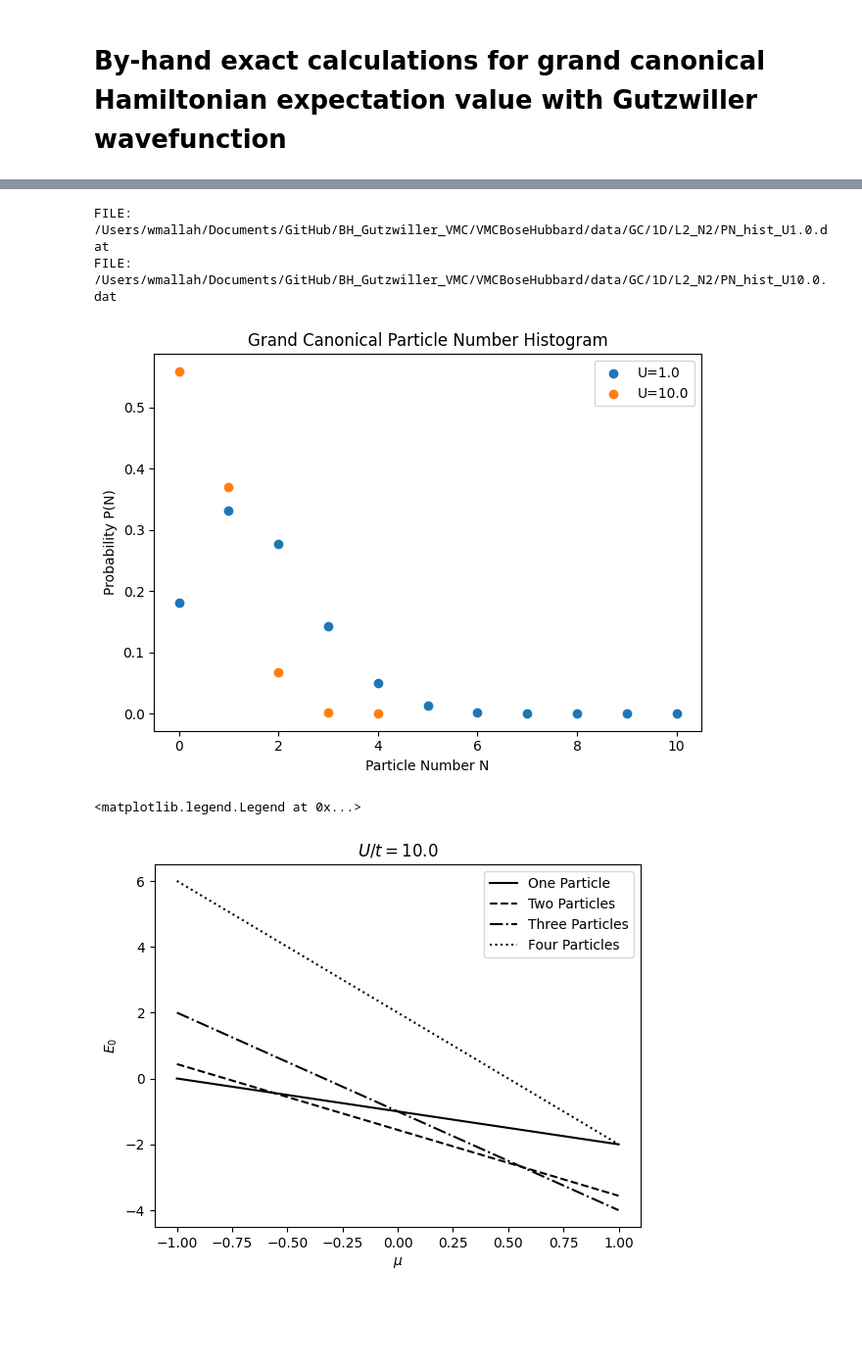
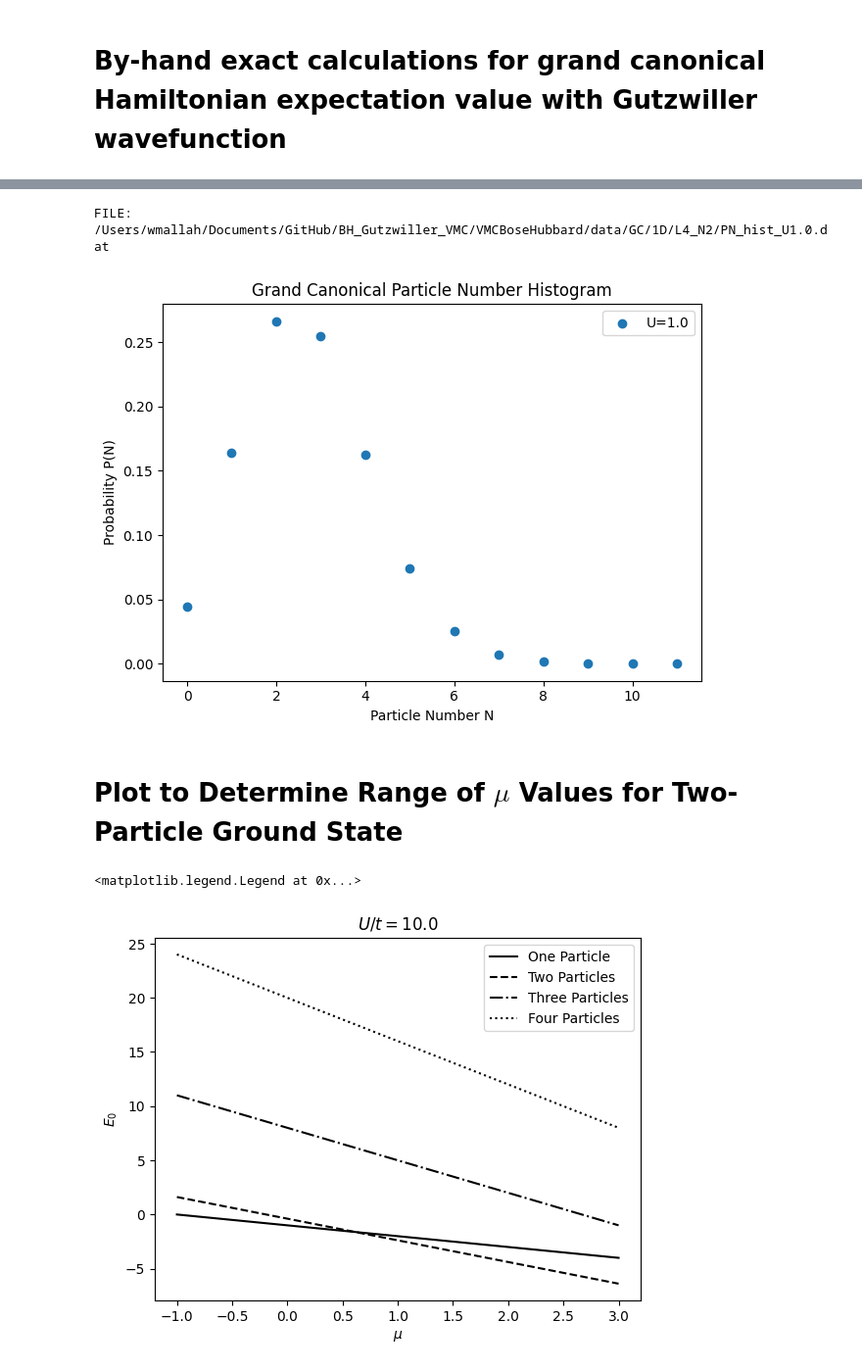
Before and after one commit to wmallah/BH_Gutzwiller_VMC, a Jupyter notebook: VMCBoseHubbard/analysis_scripts/benchmark.ipynb, the cells around one changed output, grey strips where cells are left out. Shown at 98% size. Saved outputs shown, nothing was run; the diff lists cells and outputs as text; code cells hidden in the pictures; blank space fills up the shorter version.

```diff
--- a/VMCBoseHubbard/analysis_scripts/benchmark.ipynb
+++ b/VMCBoseHubbard/analysis_scripts/benchmark.ipynb
@@ -292,9 +295,9 @@ import numpy as np
 import math
 from scipy.optimize import minimize_scalar
 
-U = 1.0
+U = 10.0
 t = 1.0
-mu = 0.0
+mu = 4.2
 n_max = 8  # match your VMC truncation
 
 def f_vec(kappa, n_max):
@@ -334,7 +339,7 @@ Minimum H(kappa) = -1.050448068093
 # %%
 import glob
 
-files = sorted(glob.glob("/Users/wmallah/Documents/GitHub/BH_Gutzwiller_VMC/VMCBoseHubbard/data/GC/1D/L2_N2/PN_hist_U*.dat"))
+files = sorted(glob.glob("/Users/wmallah/Documents/GitHub/BH_Gutzwiller_VMC/VMCBoseHubbard/data/GC/1D/L4_N2/PN_hist_U*.dat"))
 
 for file in files:
     print("FILE:", file)
@@ -356,35 +361,36 @@ plt.legend()
 plt.tight_layout()
 plt.show()
 # %% [output]
-FILE: /Users/wmallah/Documents/GitHub/BH_Gutzwiller_VMC/VMCBoseHubbard/data/GC/1D/L2_N2/PN_hist_U1.0.dat
-FILE: /Users/wmallah/Documents/GitHub/BH_Gutzwiller_VMC/VMCBoseHubbard/data/GC/1D/L2_N2/PN_hist_U10.0.dat
+FILE: /Users/wmallah/Documents/GitHub/BH_Gutzwiller_VMC/VMCBoseHubbard/data/GC/1D/L4_N2/PN_hist_U1.0.dat
-[figure, old version]
+[figure, new version]
+# %% [markdown]
+# Plot to Determine Range of $\mu$ Values for Two-Particle Ground State
 # %%
 t = 1.0
-U = 1.0
+U = 10.0
 
 def one_particle_energy(t, mu):
     return -mu - t
 
 def two_particle_energy(t, U, mu):
     return U / 2.0 - 2*mu - np.sqrt(U**2 + 16*t**2.0)/2.0
 
 def three_particle_energy(t,U, mu):
     return -2*t + U - 3*mu
 
 def four_particle_energy(t, U, mu):
     return 2*(U - 2*mu)
 
-mu = np.linspace(-1.0, 1.0, 100)
+mu = np.linspace(-1.0, 3.0, 100)
 
 plt.plot(mu, one_particle_energy(t,mu), c='k', linestyle='-', label='One Particle')
 plt.plot(mu, two_particle_energy(t, U, mu), c='k', linestyle='--', label='Two Particles')
 plt.plot(mu, three_particle_energy(t,U,mu), c='k', linestyle='-.', label='Three Particles')
 plt.plot(mu, four_particle_energy(t,U,mu), c='k', linestyle=':', label='Four Particles')
 plt.xlabel('$\mu$')
 plt.ylabel('$E_0$')
 plt.title('$U/t=10.0$')
 plt.legend(loc='best')
 # %% [output]
 <matplotlib.legend.Legend at 0x...>
-[figure, old version]
+[figure, new version]
```
Also changed, not shown: parts of 7 cells of this notebook, 48 other files.
